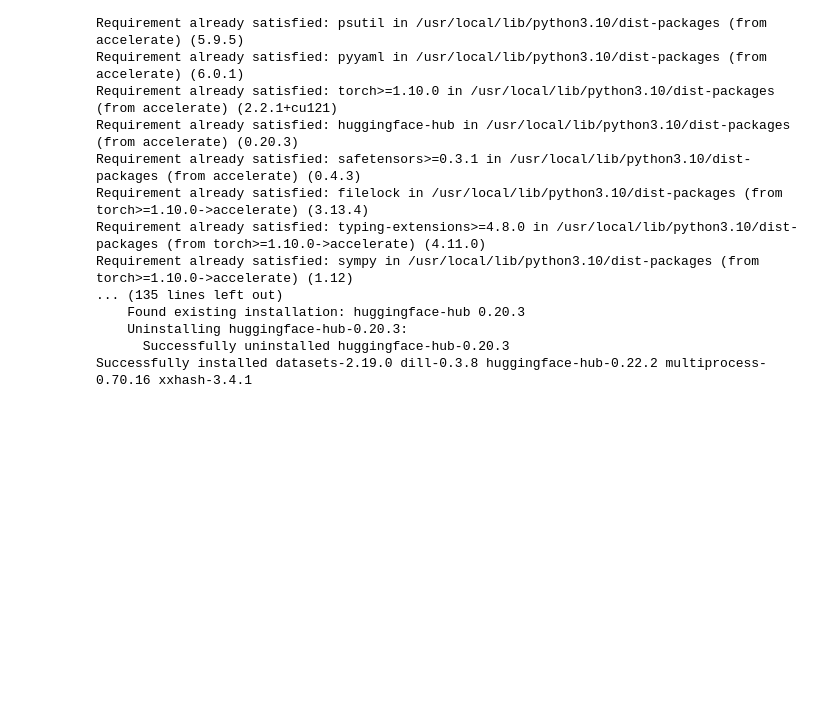
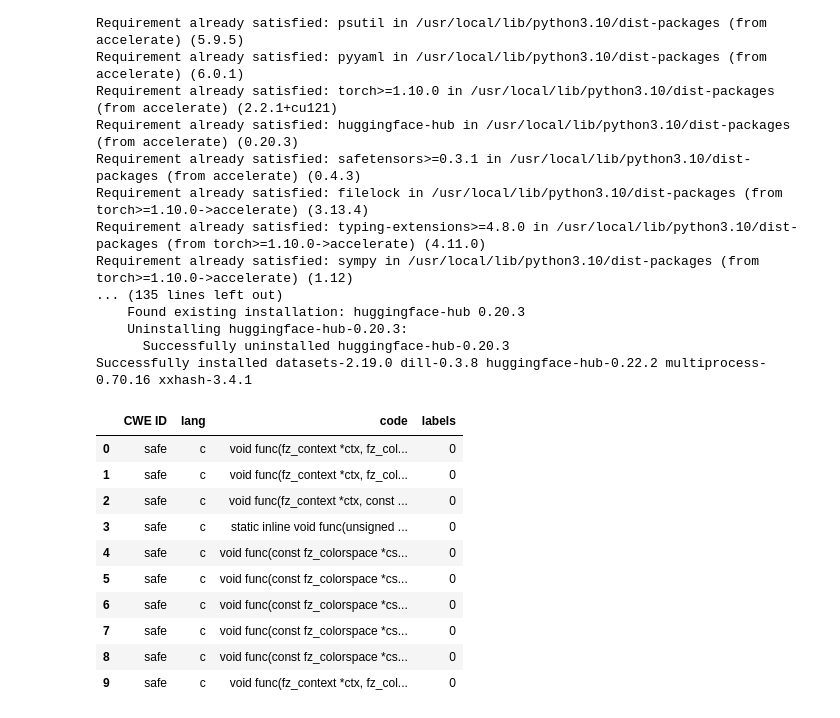
Before and after one commit to rlaaudrb1104/Ai, a Jupyter notebook: 앙상블(보팅).ipynb, the cells around one changed output. Cells and saved outputs as stored; diff of their text form; code cells hidden in the pictures; blank space fills up the shorter version.

```diff
--- a/앙상블(보팅).ipynb
+++ b/앙상블(보팅).ipynb
@@ -37,7 +37,7 @@ import pandas as pd
 import re
 from sklearn.preprocessing import OneHotEncoder
 from datasets import load_dataset
-
+df = df.drop(columns=["vul", "Unnamed: 0"])
 df['code'] = df['code'].apply(lambda x: re.sub(r'/\*.*?\*/', '', x))
 df['code'] = df['code'].apply(lambda x: re.sub(r'//.*?\n', '', x))
 df['code'] = df['code'].apply(lambda x: re.sub(r'#include <.*?>\n', '', x))
@@ -48,6 +48,20 @@ df['code'] = df['code'].apply(lambda x: re.sub(r'\n\s*\n', '\n', x))
 df.to_csv("preprocessed_data.csv", index=False)
 
 dataset = load_dataset("csv", data_files="preprocessed_data.csv")['train']
+# %%
+df.head(10)
+# %% [output]
+|  | CWE ID | lang | code | labels |
+| 0 | safe | c | void func(fz_context *ctx, fz_col... | 0 |
+| 1 | safe | c | void func(fz_context *ctx, fz_col... | 0 |
+| 2 | safe | c | void func(fz_context *ctx, const ... | 0 |
+| 3 | safe | c | static inline void func(unsigned ... | 0 |
+| 4 | safe | c | void func(const fz_colorspace *cs... | 0 |
+| 5 | safe | c | void func(const fz_colorspace *cs... | 0 |
+| 6 | safe | c | void func(const fz_colorspace *cs... | 0 |
+| 7 | safe | c | void func(const fz_colorspace *cs... | 0 |
+| 8 | safe | c | void func(const fz_colorspace *cs... | 0 |
+| 9 | safe | c | void func(fz_context *ctx, fz_col... | 0 |
 # %%
 import pandas as pd
 import re
```
Also changed, not shown: parts of 6 cells of this notebook.
